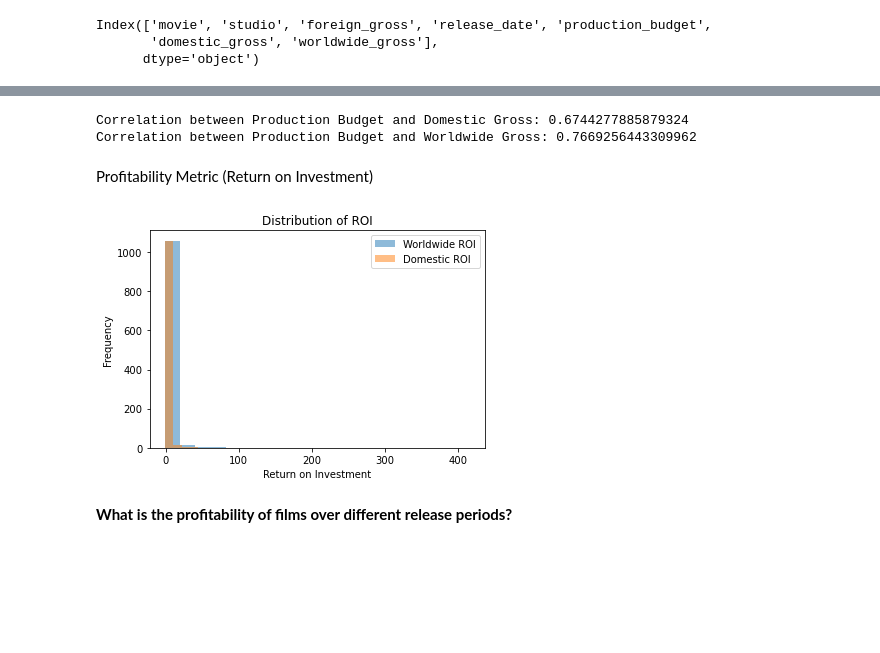
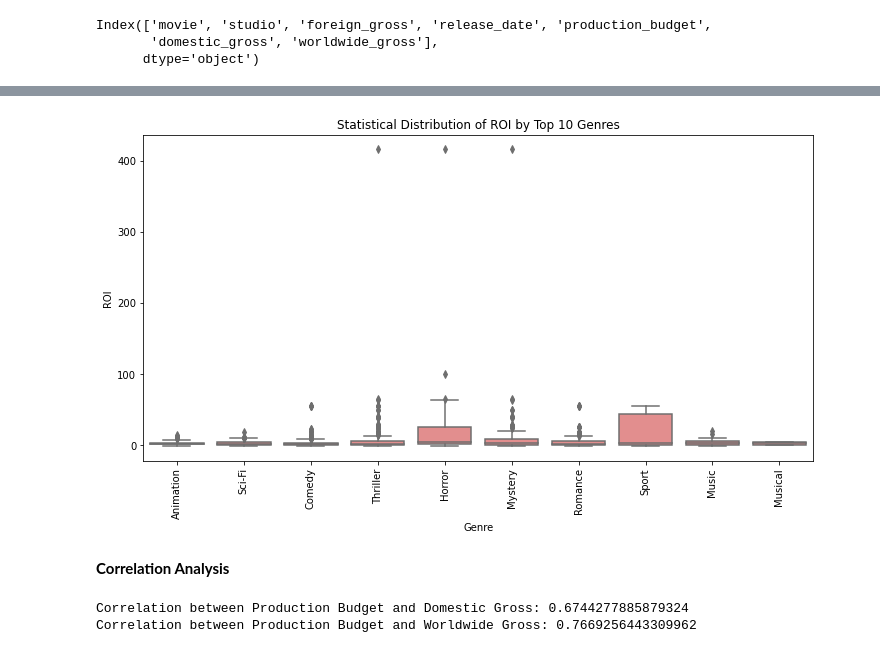
Before and after one commit to MuiruriVivian/PHASE-2-GROUP-7-PROJECT, a Jupyter notebook: Calvin.ipynb, the cells around one changed output, grey strips where cells are left out. Cells and saved outputs as stored; diff of their text form; code cells hidden in the pictures; blank space fills up the shorter version.

```diff
--- a/Calvin.ipynb
+++ b/Calvin.ipynb
@@ -489 +253,14 @@ Correlation Analysis
+# %%
+# Box plot for statistical distribution of ROI by top 10 genres
+plt.figure(figsize=(12, 6))
+sns.boxplot(data=split_genre_df[split_genre_df['genre'].isin(top_roi_genres)], x='genre', y='ROI', color='lightcoral')
+plt.title('Statistical Distribution of ROI by Top 10 Genres')
+plt.xlabel('Genre')
+plt.ylabel('ROI')
+plt.xticks(rotation=90)
+plt.show()
+# %% [output]
+[figure, added]
+# %% [markdown]
+**Correlation Analysis**
 # %%
@@ -495,21 +276,3 @@ print(f"Correlation between Production Budget and Worldwide Gross: {correlation_
 # %% [output]
 Correlation between Production Budget and Domestic Gross: 0.6744277885879324
 Correlation between Production Budget and Worldwide Gross: 0.7669256443309962
-# %% [markdown]
-Profitability Metric (Return on Investment)
-# %%
-df2['roi_worldwide'] = (df2['worldwide_gross'] - df2['production_budget']) / df2['production_budget']
-df2['roi_domestic'] = (df2['domestic_gross'] - df2['production_budget']) / df2['production_budget']
-
-# Plot ROI
-plt.hist(df2['roi_worldwide'], bins=20, alpha=0.5, label='Worldwide ROI')
-plt.hist(df2['roi_domestic'], bins=20, alpha=0.5, label='Domestic ROI')
-plt.title('Distribution of ROI')
-plt.xlabel('Return on Investment')
-plt.ylabel('Frequency')
-plt.legend()
-plt.show()
-# %% [output]
-[figure, removed]
-# %% [markdown]
-**What is the profitability of films over different release periods?**
```
Also changed, not shown: parts of 55 cells of this notebook.
